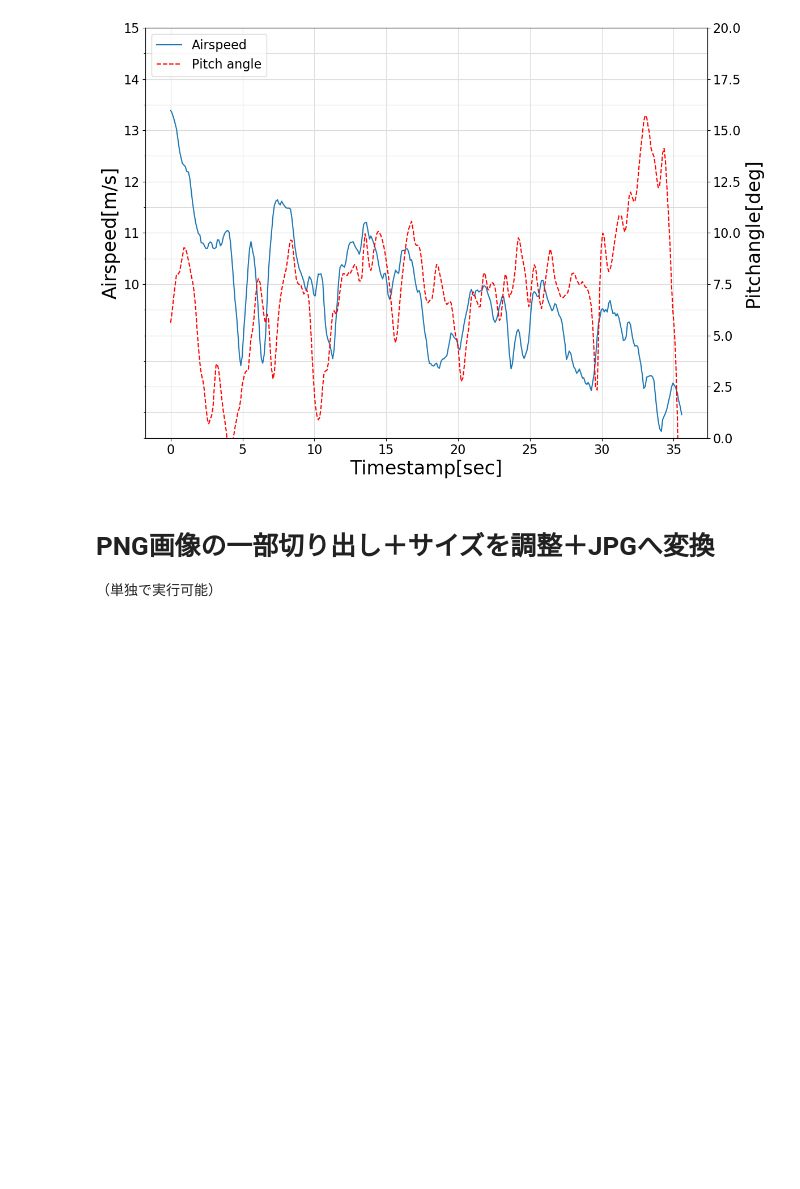
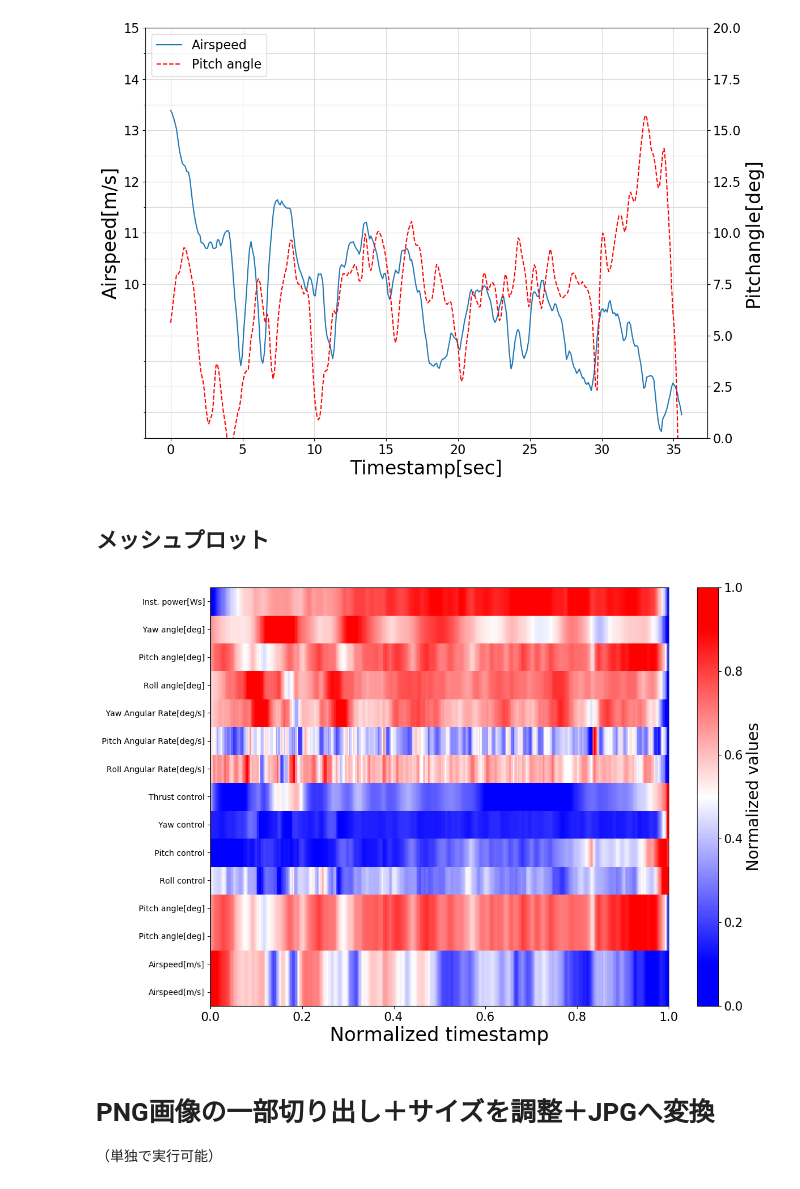
Before and after one commit to satoshi-sekimoto/sample_easypython, a Jupyter notebook: Codes.ipynb, the cells around one changed output. Saved outputs shown, nothing was run; the diff lists cells and outputs as text; code cells hidden in the pictures; blank space fills up the shorter version.

```diff
--- a/Codes.ipynb
+++ b/Codes.ipynb
@@ -123,6 +112,75 @@ plot.figout(f"{dirname}/3.png") #プロットの出力。
 [figure]
 [figure]
 [figure]
+# %% [markdown]
+## メッシュプロット
+# %%
+#csvデータ読み込んでデータフレームへ
+csvname="./csvテスト/flightdata-20181215-1046-OFF-1.csv"
+df = pd.read_csv(csvname)
+df = ((df - df.min()) / (df.max() - df.min())) #読み込んだデータフレームの各列を0-1で正規化する
+
+
+#メッシュプロットに必要なデータフレームを作成していく
+meshdf = pd.DataFrame() #空のデータフレーム作成。ここにデータを追加していく
+meshdf["time"] = df["timestamp"] #インデックスになる列を暫定的に追加
+
+#2次元プロットにするため、暫定的に列名を数値で表す必要があり、そのように設定する
+collist=["Airspeed[m/s]",
+         "Airspeed[m/s]",
+         "Pitch angle[deg]",
+         "Pitch angle[deg]",
+         "Roll control",
+         "Pitch control",
+         "Yaw control",
+         "Thrust control",
+         "Roll Angular Rate[deg/s]",
+         "Pitch Angular Rate[deg/s]",
+         "Yaw Angular Rate[deg/s]",
+         "Roll angle[deg]",
+         "Pitch angle[deg]",
+         "Yaw angle[deg]",
+         "Inst. power[Ws]"
+         ] #使用する列をリストにする。最初の2つは2列分で作りたいから
+
+colinit=0.0
+colstep=1.0
+colnum=colinit
+for col in collist:
+    meshdf[colnum] = df[col]
+    colnum+=colstep #列に入れたらcolnumを1増やす
+meshdf[colnum] = df[collist[-1]] #最後の行は2行必要。ないとプロットされない
+
+#最後にtime列をindexに設定して、いらない列を落とす
+meshdf.index = meshdf.time #インデックスを変更。最後にやらないとindexが変わって列のコピーできない。
+meshdf.drop(columns=['time'], inplace=True)#いらなくなったtimeを消す
+
+
+#結果を出力するディレクトリの生成
+dirname="plots"
+os.makedirs(f"./{dirname}", exist_ok=True)
+
+#プロット用のインスタンス。常に「プロット準備」「中身の設定」「出力」を一直線に行うので、複数のインスタンスを用意しなくていい
+plot=Plots()
+
+plot.figinit() #プロットの初期化。必ず最初に書く
+mappable=plot.ax.pcolor(meshdf.index,meshdf.columns,meshdf.T,cmap='bwr') #カラーマップを指定しながらプロット。mappableはおまじないと思おう
+
+plot.ax.set_xlabel("Normalized timestamp", fontsize=24) #X軸の名前設定
+plot.ax.set_yticks(np.arange(colinit+colstep/2, colnum, colstep)) #stepの半分から始めることで、それぞれの帯の半分の位置にメモリを配置する
+plot.ax.set_yticklabels(collist) #メモリをリストの文字列に置き換える
+plot.ax.tick_params(axis='y',labelsize=10) #メモリのフォントサイ
+plot.ax.tick_params(axis='x',labelsize=15) #メモリのフォントサイ
+
+#カラーバー設定
+pp=plt.colorbar(mappable,ax=plot.ax,orientation="vertical",ticks=np.arange(0,1.1, 0.2))
+pp.set_clim(0.1,0.9) #カラーマップの最大値と最小値に対応する値を設定
+pp.set_label("Normalized values" ,fontsize=20) #カラーバーのラベル設定
+pp.ax.tick_params(labelsize=15) #カラーバーのメモリフォントサイズ
+
+plot.figout(f"{dirname}/mesh.png") #プロットの出力。
+# %% [output]
+[figure, added]
 # %% [markdown]
 # PNG画像の一部切り出し＋サイズを調整＋JPGへ変換
 （単独で実行可能）
```
Also changed, not shown: parts of 1 cell of this notebook, 3 other files.
